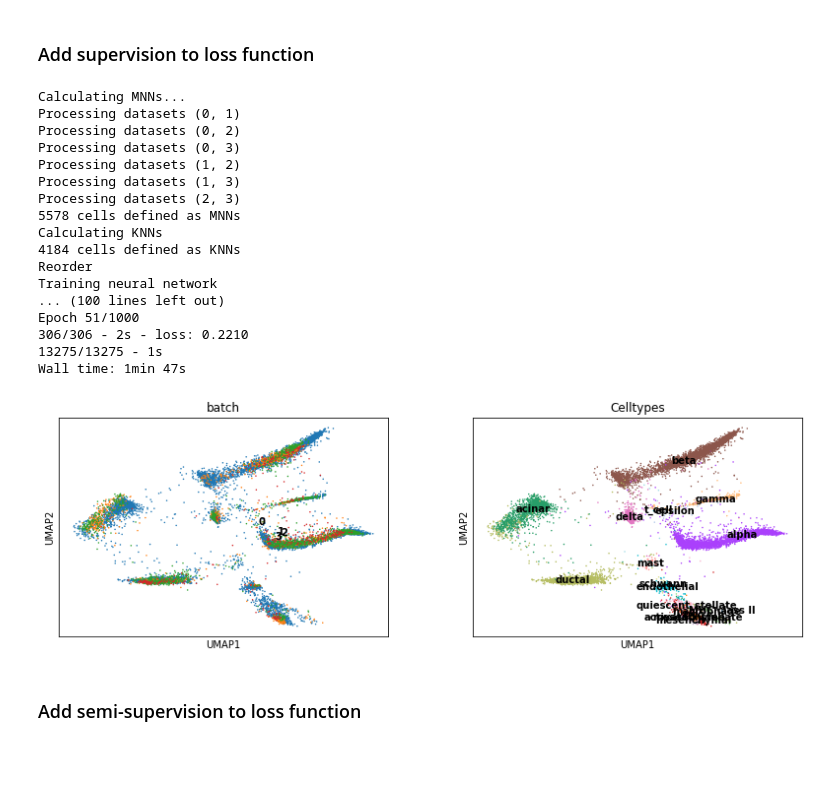
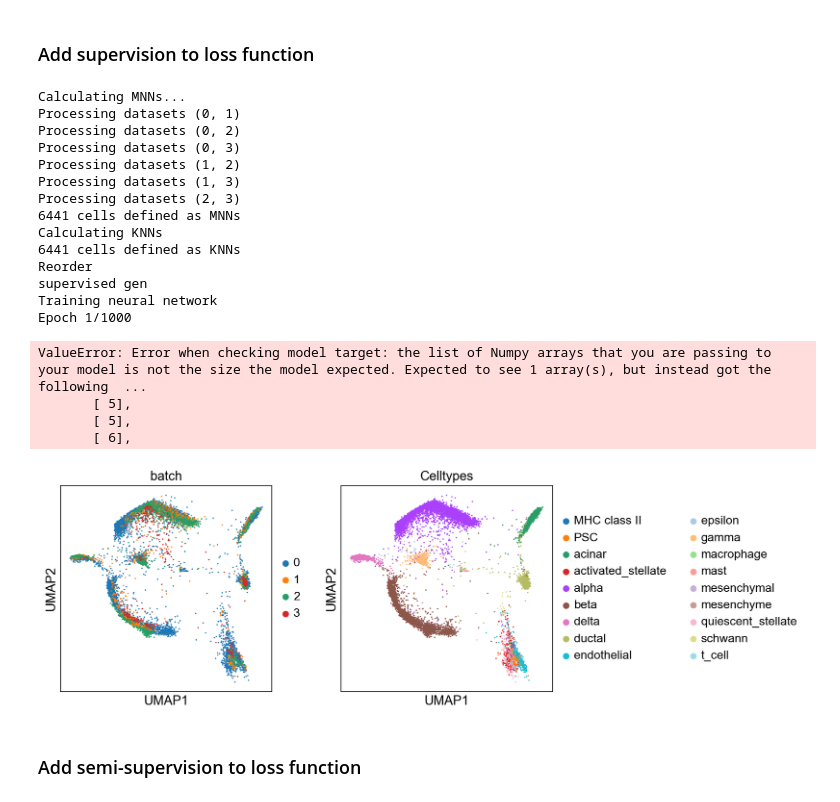
Before and after one commit to lkmklsmn/bbtnn, a Jupyter notebook: examples/pancreas.ipynb, the cells around one changed output. Saved outputs shown, nothing was run; the diff lists cells and outputs as text; code cells hidden in the pictures; blank space fills up the shorter version.

Commit message:
add supervision

```diff
--- a/examples/pancreas.ipynb
+++ b/examples/pancreas.ipynb
@@ -60,7 +72,9 @@ for i in adata.obs["Celltypes"]:
+# %%
+labels = adata.obs["Celltypes"]
 # %%
 %%time
-model = TNN(k = 50, batch_size = 32, n_epochs_without_progress = 5, verbose = 2, supervision_weight=1)
-model.fit(X = adata, batch_name = "batch", Y = y_labels)
+model = TNN(k = 50, batch_size = 32, k_to_m_ratio = 1, n_epochs_without_progress = 5, verbose = 2)
+model.fit(X = adata, batch_name = "batch", Y = labels)
 embedding = model.transform(X = adata)
 # %% [output]
 Calculating MNNs...
@@ -70,21 +84,22 @@ Processing datasets (0, 3)
 Processing datasets (1, 2)
 Processing datasets (1, 3)
 Processing datasets (2, 3)
-5578 cells defined as MNNs
+6441 cells defined as MNNs
 Calculating KNNs
-4184 cells defined as KNNs
+6441 cells defined as KNNs
 Reorder
+supervised gen
 Training neural network
-... (100 lines left out)
-Epoch 51/1000
-306/306 - 2s - loss: 0.2210
-13275/13275 - 1s
-Wall time: 1min 47s
+Epoch 1/1000
+ValueError: Error when checking model target: the list of Numpy arrays that you are passing to your model is not the size the model expected. Expected to see 1 array(s), but instead got the following  ...
+       [ 5],
+       [ 5],
+       [ 6],
 # %%
 adata.obsm["X_umap"] = embedding
-sc.pl.umap(adata, color = ["batch", "Celltypes"], legend_loc = "on data")
+sc.pl.umap(adata, color = ["batch", "Celltypes"])#, legend_loc = "on data")
 # %% [output]
-[figure, old version]
+[figure, new version]
 # %% [markdown]
 ### Add semi-supervision to loss function
 # %%
```
Also changed, not shown: parts of 5 cells of this notebook, 1 other file.
